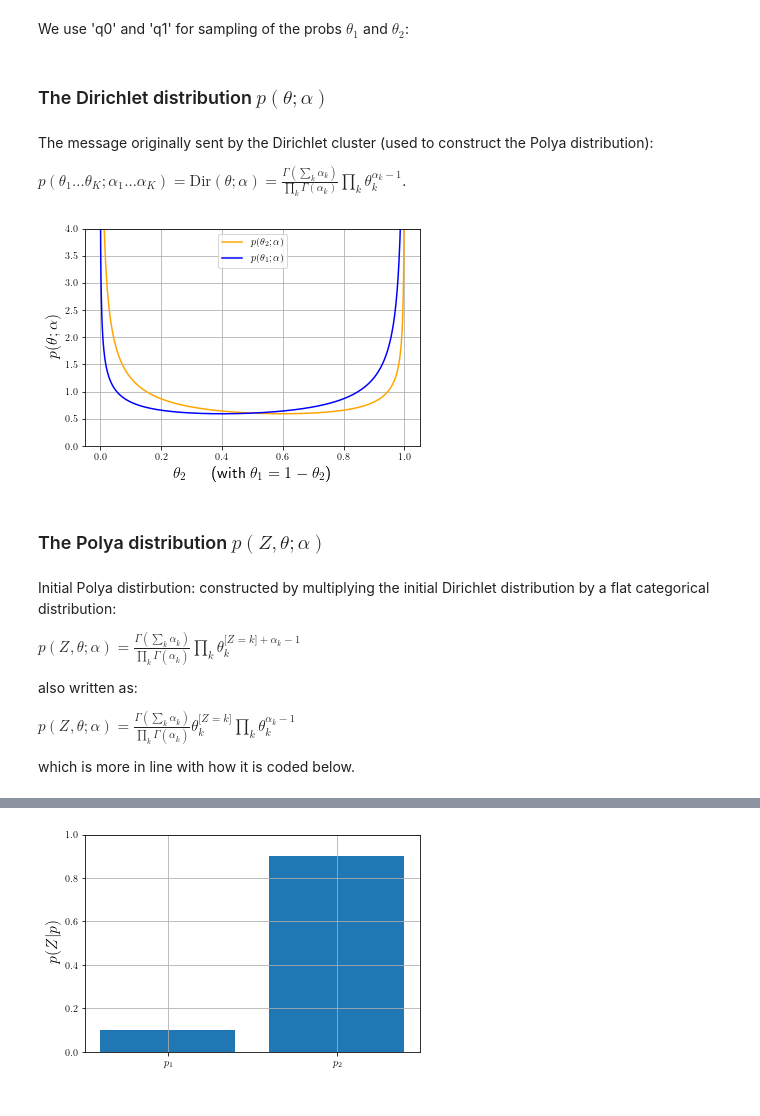
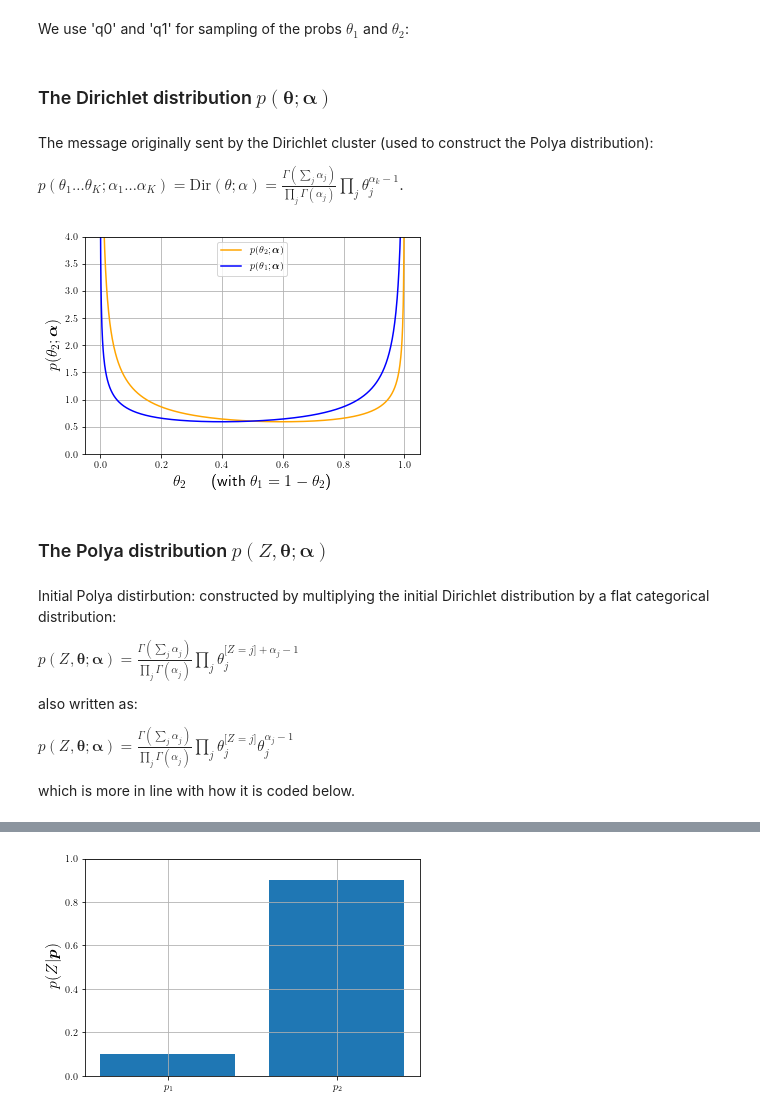
Before and after one commit to RebeccaRoberts/ALBU_notebooks, a Jupyter notebook: polya_appendix_A.ipynb, the cells around one changed output, grey strips where cells are left out. Drawn from its saved outputs; the diff is of its cells as text; code cells hidden in the pictures.

```diff
--- a/polya_appendix_A.ipynb
+++ b/polya_appendix_A.ipynb
@@ -50,40 +51,41 @@ We use 'q0' and 'q1' for sampling of the probs $\theta_1$ and $\theta_2$:
 q1 = np.linspace(5E-5,1.-5E-5,1000)
 q0 = 1. - q1
 # %% [markdown]
-### The Dirichlet distribution $p(\theta;\alpha)$
+### The Dirichlet distribution $p(\boldsymbol{\theta};\boldsymbol{\alpha})$
 # %% [markdown]
 The message originally sent by the Dirichlet cluster (used to construct the Polya distribution):
 
-   $p(\theta_{1} \ldots \theta_{K} ; \alpha_{1} \ldots \alpha_{K}) = \text{Dir}({\theta};{\alpha})  = \frac{\Gamma(\sum_k\alpha_k)}{\prod_k\Gamma(\alpha_k)}\prod_{k}\theta_k^{\alpha_k-1}$.
+   $p(\theta_{1} \ldots \theta_{K} ; \alpha_{1} \ldots \alpha_{K}) = \text{Dir}({\theta};{\alpha})  = \frac{\Gamma(\sum_j\alpha_j)}{\prod_j\Gamma(\alpha_j)}\prod_{j}\theta_j^{\alpha_k-1}$.
 # %%
 # the Dirichlet distribution
 f = ac*np.power(q0,a[0]-1.)*(np.power(q1,a[1]-1.))
 
-plt.plot(q1,f, label = r'$p(\theta_2;\alpha)$',color='orange')
-plt.plot(q0,f, label = r'$p(\theta_1;\alpha)$',color='blue')
+plt.plot(q1,f, label = r'$p(\theta_2;\boldsymbol{\alpha})$',color='orange')
+plt.plot(q0,f, label = r'$p(\theta_1;\boldsymbol{\alpha})$',color='blue')
 plt.rc('text', usetex=True)
+# plt.rcParams['text.latex.preamble']=[r"\usepackage{amsmath}"]
 plt.xlabel(r'$\theta_2$ \hspace{5mm} (with $\theta_1 = 1-\theta_2$)',fontsize=16)
-plt.ylabel(r'$p(\theta;\alpha)$',
+plt.ylabel(r'$p({\theta_2};\boldsymbol{\alpha})$',
           fontsize=16)
 plt.legend()
 plt.grid()
 plt.ylim(0.0, 4.0)
-plt.savefig('dirich.pdf')
+plt.savefig('dirichud.pdf')
 plt.show()
 # %% [output]
-[figure, old version]
+[figure, new version]
 # %% [markdown]
-### The Polya distribution $p(Z,\theta;\alpha)$
+### The Polya distribution $p(Z,\boldsymbol{\theta};\boldsymbol{\alpha})$
 # %% [markdown]
 Initial Polya distirbution: constructed by multiplying the initial Dirichlet distribution by a flat categorical distribution:
 
 
-$p(Z_{},{\theta};{\alpha})=\frac{\Gamma(\sum_k\alpha^{}_{k})}{\prod_{k}\Gamma(\alpha^{}_{k})} \prod_{k}\theta_{k}^{\mathbb{[}Z_{}=k\mathbb{]}+\alpha^{}_{k}-1}$
+$p(Z_{},{\boldsymbol{\theta}};{\boldsymbol{\alpha}})=\frac{\Gamma(\sum_j\alpha^{}_{j})}{\prod_{j}\Gamma(\alpha^{}_{j})} \prod_{j}\theta_{j}^{\mathbb{[}Z_{}=j\mathbb{]}+\alpha^{}_{j}-1}$
 
 also written as:
 
 
-$p(Z_{},{\theta};{\alpha})=\frac{\Gamma(\sum_k\alpha^{}_{k})}{\prod_{k}\Gamma(\alpha^{}_{k})} \theta_{k}^{\mathbb{[}Z_{}=k\mathbb{]}}\prod_{k}\theta_{k}^{\alpha^{}_{k}-1}$
+$p(Z_{},\boldsymbol{\theta};\boldsymbol{\alpha})=\frac{\Gamma(\sum_j\alpha^{}_{j})}{\prod_{j}\Gamma(\alpha^{}_{j})} \prod_{j}\theta_{j}^{\mathbb{[}Z_{}=j\mathbb{]}}\theta_{j}^{\alpha^{}_{j}-1}$
 
 which is more in line with how it is coded below.
 # %%
```
Also changed, not shown: parts of 16 cells of this notebook.
